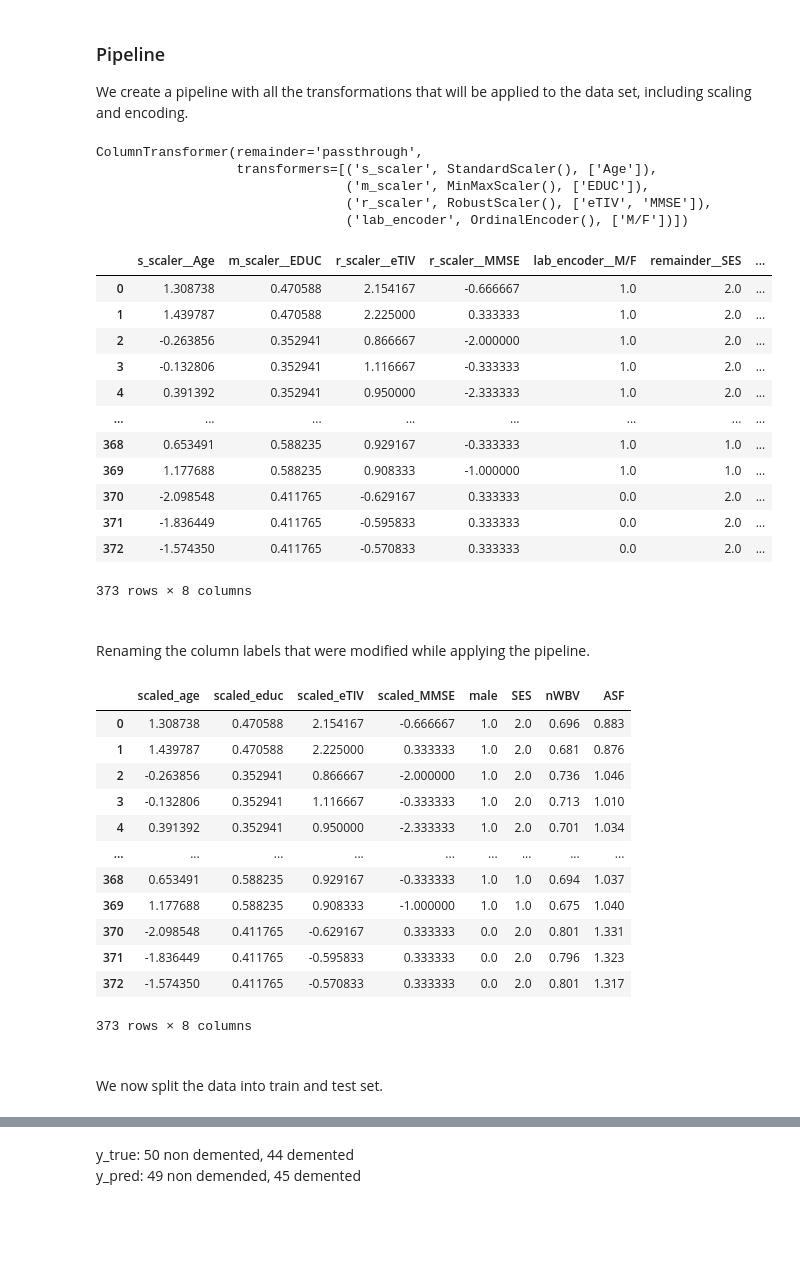
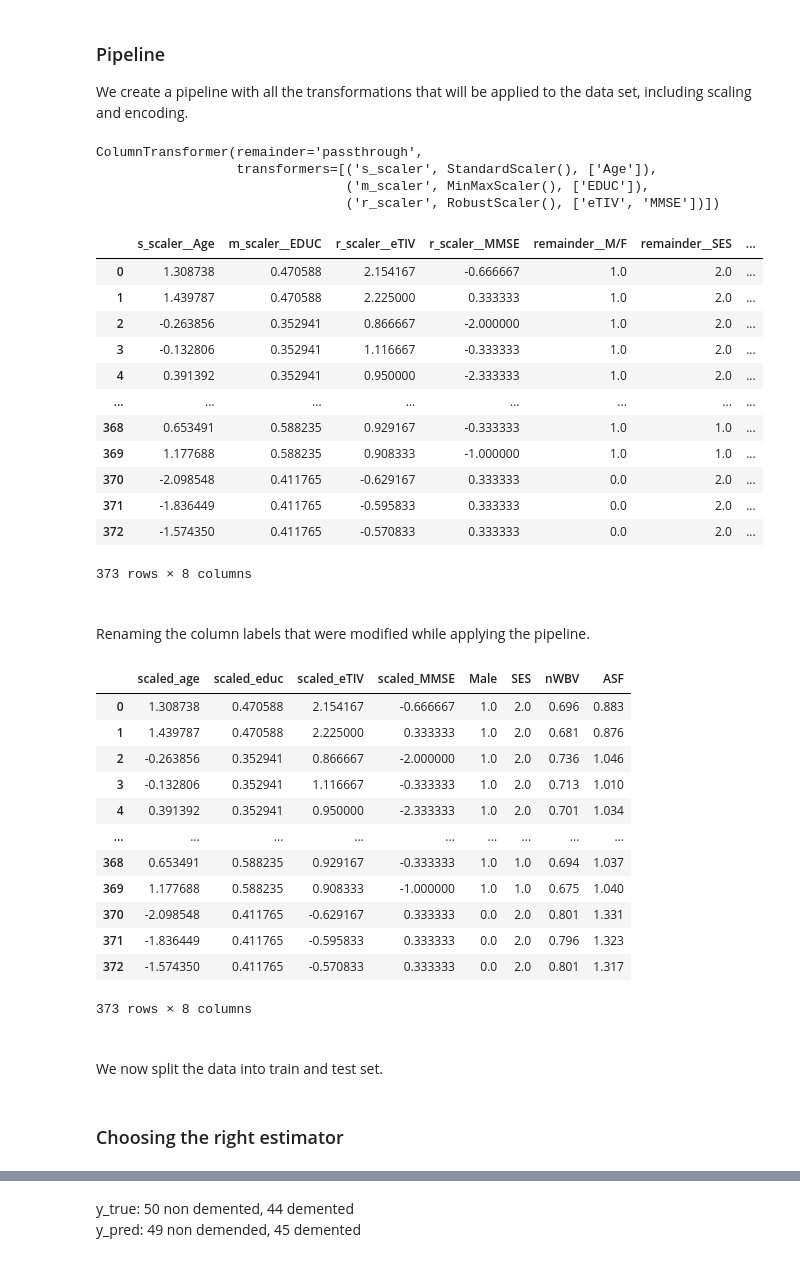
Before and after one commit to mkvph0ch/memobrain, a Jupyter notebook: notebooks/OAS2_prep.ipynb, the cells around one changed output, grey strips where cells are left out. Cells and saved outputs as stored; diff of their text form; code cells hidden in the pictures; blank space fills up the shorter version.

```diff
--- a/notebooks/OAS2_prep.ipynb
+++ b/notebooks/OAS2_prep.ipynb
@@ -49,15 +52,16 @@ We create the clean_data function, that:
 # %%
-def clean_data(data):
+def prep_data(data):
     data=data.drop(columns=['MR Delay', 'Subject ID', 'MRI ID', 'Group', 'Visit', 'Hand'])
     data['SES'].fillna(value=int(data.SES.median()), inplace=True)
     data['MMSE'].fillna(value=int(data.MMSE.median()), inplace=True)
     data["CDR"]=data["CDR"].apply(lambda x: 1 if x>0 else 0)
+    data["M/F"]=data["M/F"].apply(lambda x: 1 if x=='M' else 0)
     return data
 # %% [markdown]
 Then we split the data into X features and the y target.
 # %%
-X=clean_data(data).drop(columns=['CDR'])
-y=clean_data(data)['CDR']
+X=prep_data(data).drop(columns=['CDR'])
+y=prep_data(data)['CDR']
 X
 # %% [output]
 |  | M/F | Age | EDUC | SES | MMSE | eTIV | nWBV | ASF |
@@ -95,23 +128,17 @@ ASF: Atlas scaling factor
 ### Pipeline
 We create a pipeline with all the transformations that will be applied to the data set, including scaling and encoding.
 # %%
-from sklearn.preprocessing import OneHotEncoder
-from sklearn.preprocessing import OrdinalEncoder
 from sklearn.compose import ColumnTransformer
-from sklearn.impute import SimpleImputer
 from sklearn.preprocessing import StandardScaler
 from sklearn.preprocessing import MinMaxScaler
 from sklearn.preprocessing import RobustScaler
-from sklearn.compose import make_column_transformer
 from sklearn import set_config; set_config(display='diagram')
-from sklearn.preprocessing import FunctionTransformer
 from sklearn.pipeline import Pipeline
 
 preproc = ColumnTransformer([
     ('s_scaler', StandardScaler(), ['Age']),
     ('m_scaler', MinMaxScaler(), ['EDUC']),
-    ('r_scaler', RobustScaler(), ['eTIV', 'MMSE']),
-    ('lab_encoder', OrdinalEncoder(), ['M/F'])],
+    ('r_scaler', RobustScaler(), ['eTIV', 'MMSE'])],
     remainder='passthrough')
 
 preproc
@@ -119,14 +146,12 @@ preproc
 ColumnTransformer(remainder='passthrough',
                   transformers=[('s_scaler', StandardScaler(), ['Age']),
                                 ('m_scaler', MinMaxScaler(), ['EDUC']),
-                                ('r_scaler', RobustScaler(), ['eTIV', 'MMSE']),
-                                ('lab_encoder', OrdinalEncoder(), ['M/F'])])
+                                ('r_scaler', RobustScaler(), ['eTIV', 'MMSE'])])
 # %%
-OrdinalEncoder.get_feature_names_out = (lambda self, names=None: self.feature_names_in_)
 oasis2_scaled=pd.DataFrame(preproc.fit_transform(X,y), columns = preproc.get_feature_names_out())
 oasis2_scaled
 # %% [output]
-|  | s_scaler__Age | m_scaler__EDUC | r_scaler__eTIV | r_scaler__MMSE | lab_encoder__M/F | remainder__SES | ... |
+|  | s_scaler__Age | m_scaler__EDUC | r_scaler__eTIV | r_scaler__MMSE | remainder__M/F | remainder__SES | ... |
 | 0 | 1.308738 | 0.470588 | 2.154167 | -0.666667 | 1.0 | 2.0 | ... |
 | 1 | 1.439787 | 0.470588 | 2.225000 | 0.333333 | 1.0 | 2.0 | ... |
 | 2 | -0.263856 | 0.352941 | 0.866667 | -2.000000 | 1.0 | 2.0 | ... |
@@ -147,15 +172,14 @@ oasis2_scaled = oasis2_scaled.rename(columns={"s_scaler__Age": "scaled_age",
                               "m_scaler__EDUC": "scaled_educ",
                               "r_scaler__eTIV": "scaled_eTIV",
                               "r_scaler__MMSE": "scaled_MMSE",
-                              "lab_encoder__M/F": "male",
-                              #"lab_encoder__M/F_M": "male",
+                              "remainder__M/F": "Male",
                               "remainder__SES": "SES",
                               "remainder__nWBV": "nWBV",
                               "remainder__ASF": "ASF"})
 
 oasis2_scaled
 # %% [output]
-|  | scaled_age | scaled_educ | scaled_eTIV | scaled_MMSE | male | SES | nWBV | ASF |
+|  | scaled_age | scaled_educ | scaled_eTIV | scaled_MMSE | Male | SES | nWBV | ASF |
 | 0 | 1.308738 | 0.470588 | 2.154167 | -0.666667 | 1.0 | 2.0 | 0.696 | 0.883 |
 | 1 | 1.439787 | 0.470588 | 2.225000 | 0.333333 | 1.0 | 2.0 | 0.681 | 0.876 |
 | 2 | -0.263856 | 0.352941 | 0.866667 | -2.000000 | 1.0 | 2.0 | 0.736 | 1.046 |
@@ -175,3 +199,5 @@ We now split the data into train and test set.
 from sklearn.model_selection import train_test_split
 
 X_train, X_test, y_train, y_test = train_test_split(oasis2_scaled, y, test_size=0.25, random_state=42)
+# %% [markdown]
+### Choosing the right estimator
```
Also changed, not shown: parts of 55 cells of this notebook.
